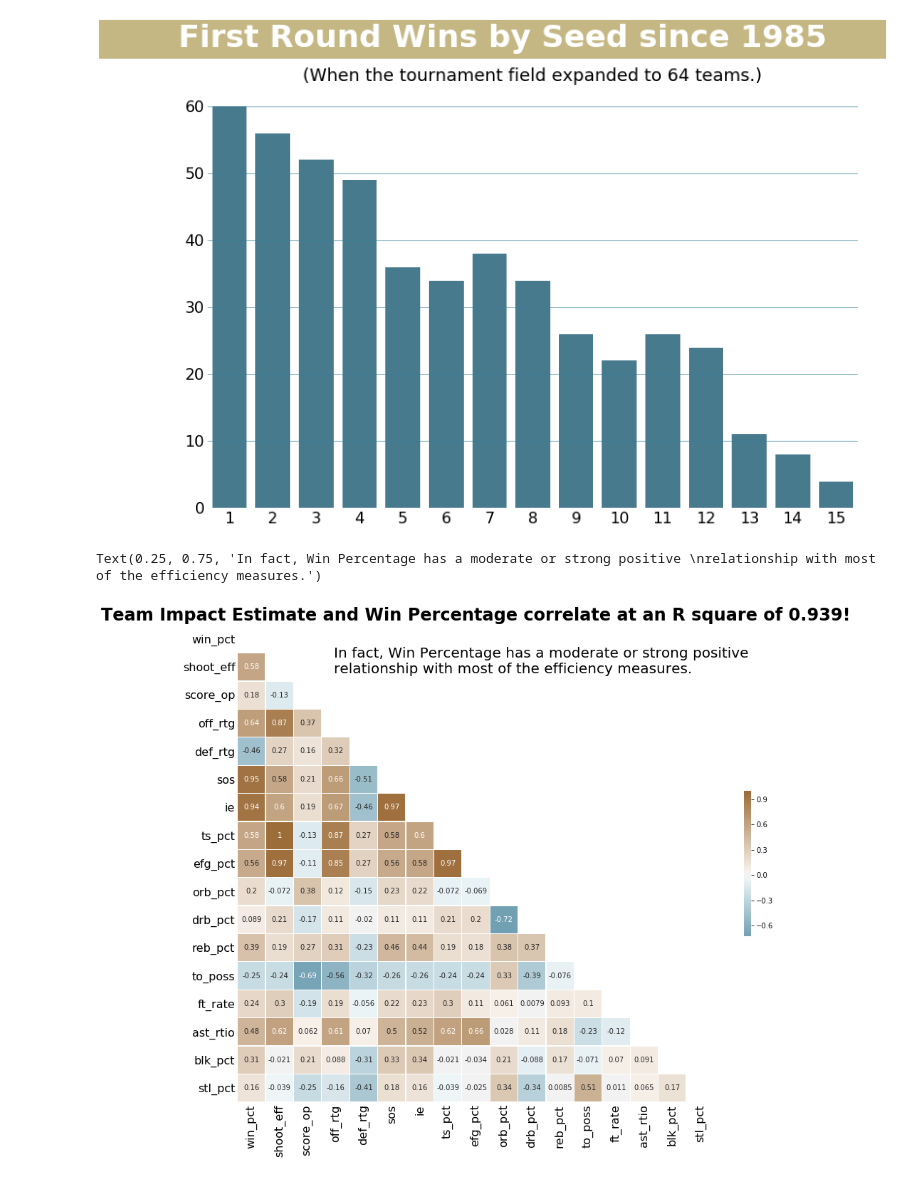
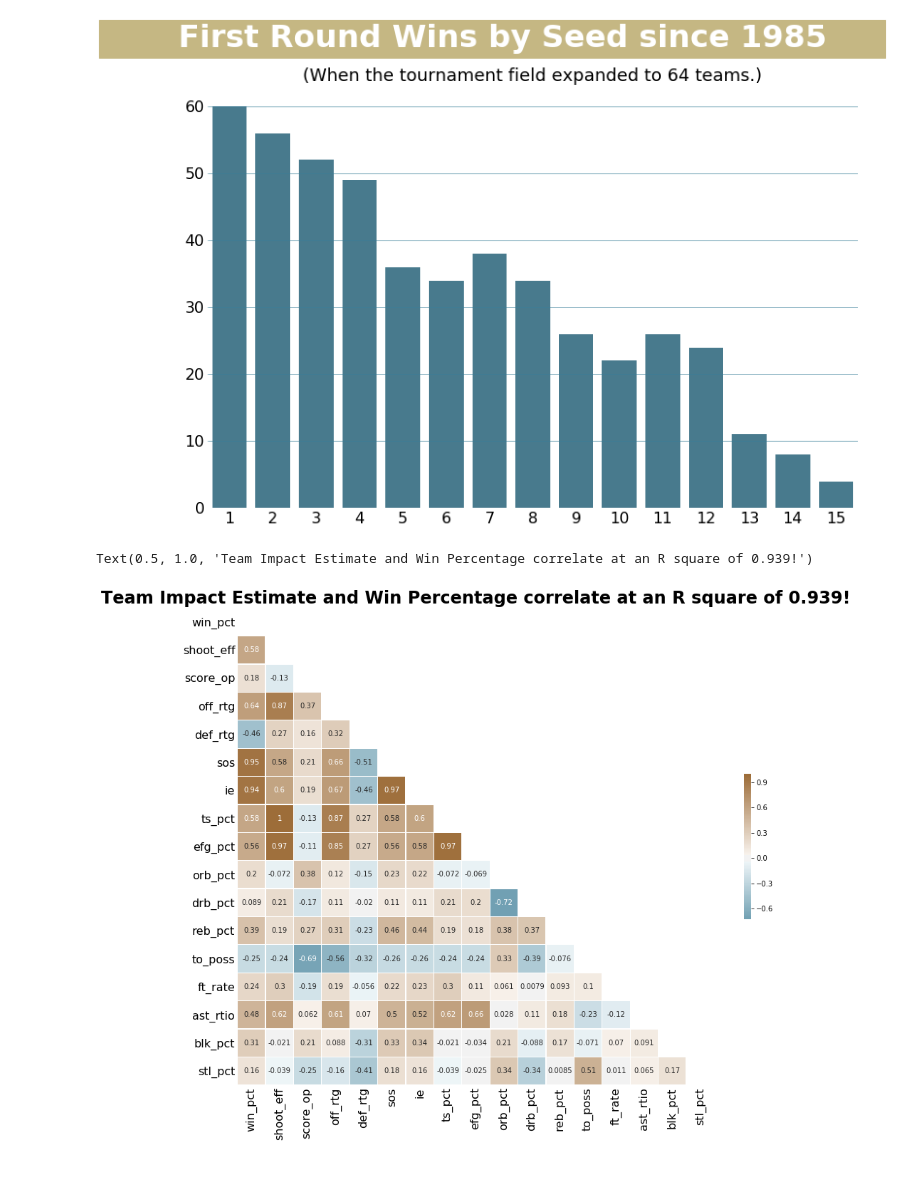
Before and after one commit to mjmcfalls/udacity-machine-learning, a Jupyter notebook: projects/capstone/Capstone-Notebook-Working.ipynb, the cells around one changed output. Saved outputs shown, nothing was run; the diff lists cells and outputs as text; code cells hidden in the pictures.

```diff
--- a/projects/capstone/Capstone-Notebook-Working.ipynb
+++ b/projects/capstone/Capstone-Notebook-Working.ipynb
@@ -22,7 +25,7 @@ from matplotlib.ticker import MaxNLocator
 * WBlk - blocks (accomplished by the winning team)
 * WPF - personal fouls committed (by the winning team)
 # %%
-dataPath = 'mens-machine-learning-competition-2019\\'
+dataPath = 'data\\'
 # Read in detail tournment results from 2018 and previous
 df_tourneyDetailedResults = pd.read_csv(dataPath + "NCAATourneyDetailedResults.csv")
 # Read in the team names and teamID
@@ -452,25 +455,25 @@ plt.xlabel(''), plt.ylabel('');
 # %%
 # Save the correlation matrix:
 matrix = df_regularSeason_avgs[['win_pct', 'shoot_eff', 'score_op', 'off_rtg', 'def_rtg', 'sos', 'ie', 'ts_pct', 'efg_pct', 'orb_pct', 'drb_pct', 'reb_pct', 'to_poss', 'ft_rate', 'ast_rtio', 'blk_pct', 'stl_pct']].corr()
 
 fig, ax = plt.subplots(figsize=(15,15))         # Sample figsize in inches
 # sns.heatmap(df1.iloc[:, 1:6:], annot=True, linewidths=.5, ax=ax)
 
 # Create mask for the upper triangle:
 mask = np.zeros_like(matrix, dtype=np.bool)
 mask[np.triu_indices_from(mask)] = True
 
 # Create a custom diverging colormap:
 cmap = sns.diverging_palette(225, 45, as_cmap=True)
 
 sns.heatmap(matrix, mask=mask, cmap=cmap, center=0, annot=True, square=True, linewidths=0.25, cbar_kws={'shrink': 0.25}, ax=ax)
 plt.tick_params(axis='both', which='both',length=0)
 plt.tick_params(axis='both', which='major', labelsize=16)
 
 from scipy.stats.stats import pearsonr
 plt.title('Team Impact Estimate and Win Percentage correlate at an R square of {:0.3f}!'.format(pearsonr(df_regularSeason_avgs.ie, df_regularSeason_avgs.win_pct)[0]), fontsize=24, weight='bold')
-fig.text(x=0.25, y=0.75, s='In fact, Win Percentage has a moderate or strong positive \nrelationship with most of the efficiency measures.', fontsize=20)
+# fig.text(x=0.25, y=0.75, s='In fact, Win Percentage has a moderate or strong positive \nrelationship with most of the efficiency measures.', fontsize=20)
 # %% [output]
-Text(0.25, 0.75, 'In fact, Win Percentage has a moderate or strong positive \nrelationship with most of the efficiency measures.')
+Text(0.5, 1.0, 'Team Impact Estimate and Win Percentage correlate at an R square of 0.939!')
-[figure, old version]
+[figure, new version]
 # %%
```
Also changed, not shown: parts of 16 cells of this notebook.
